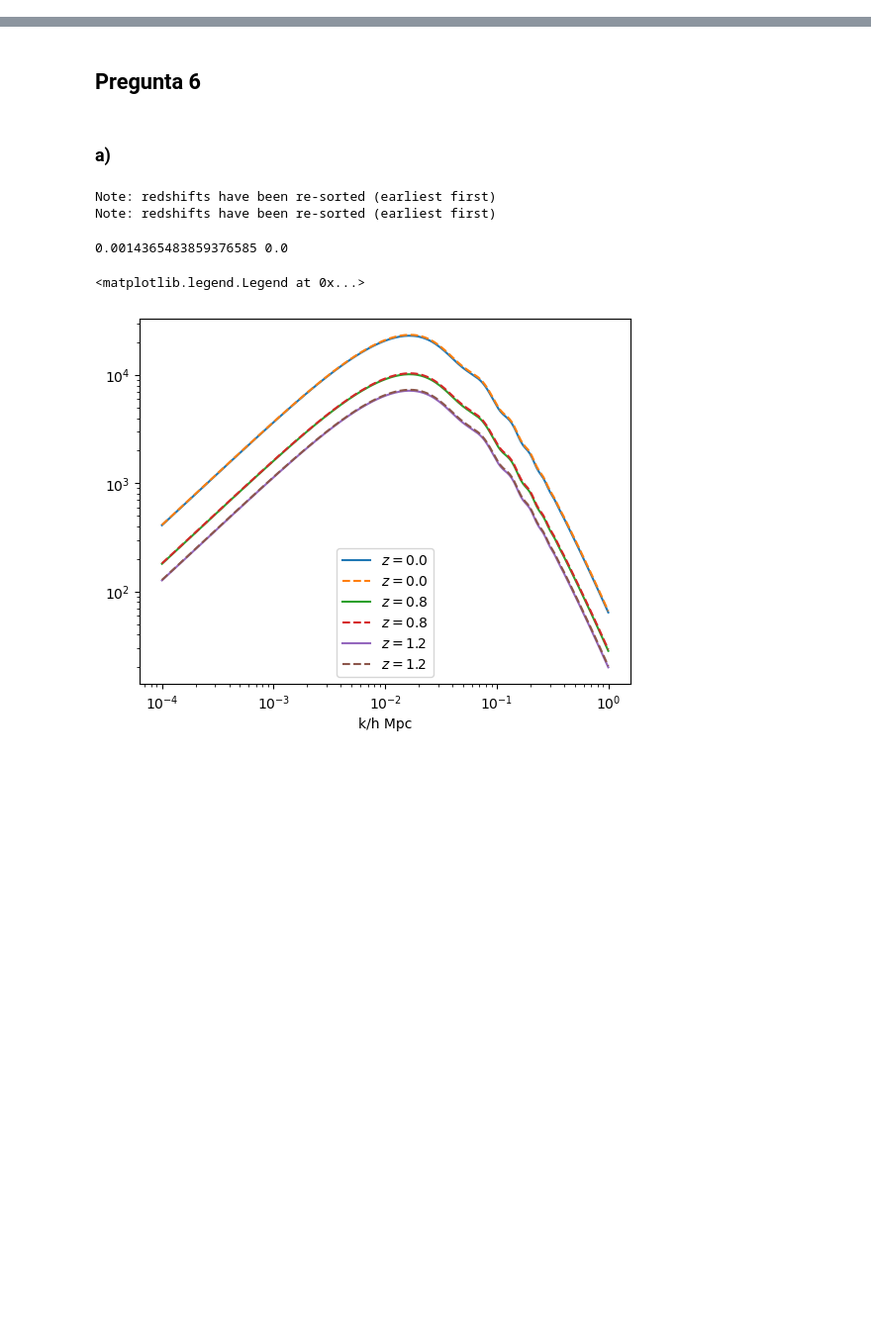
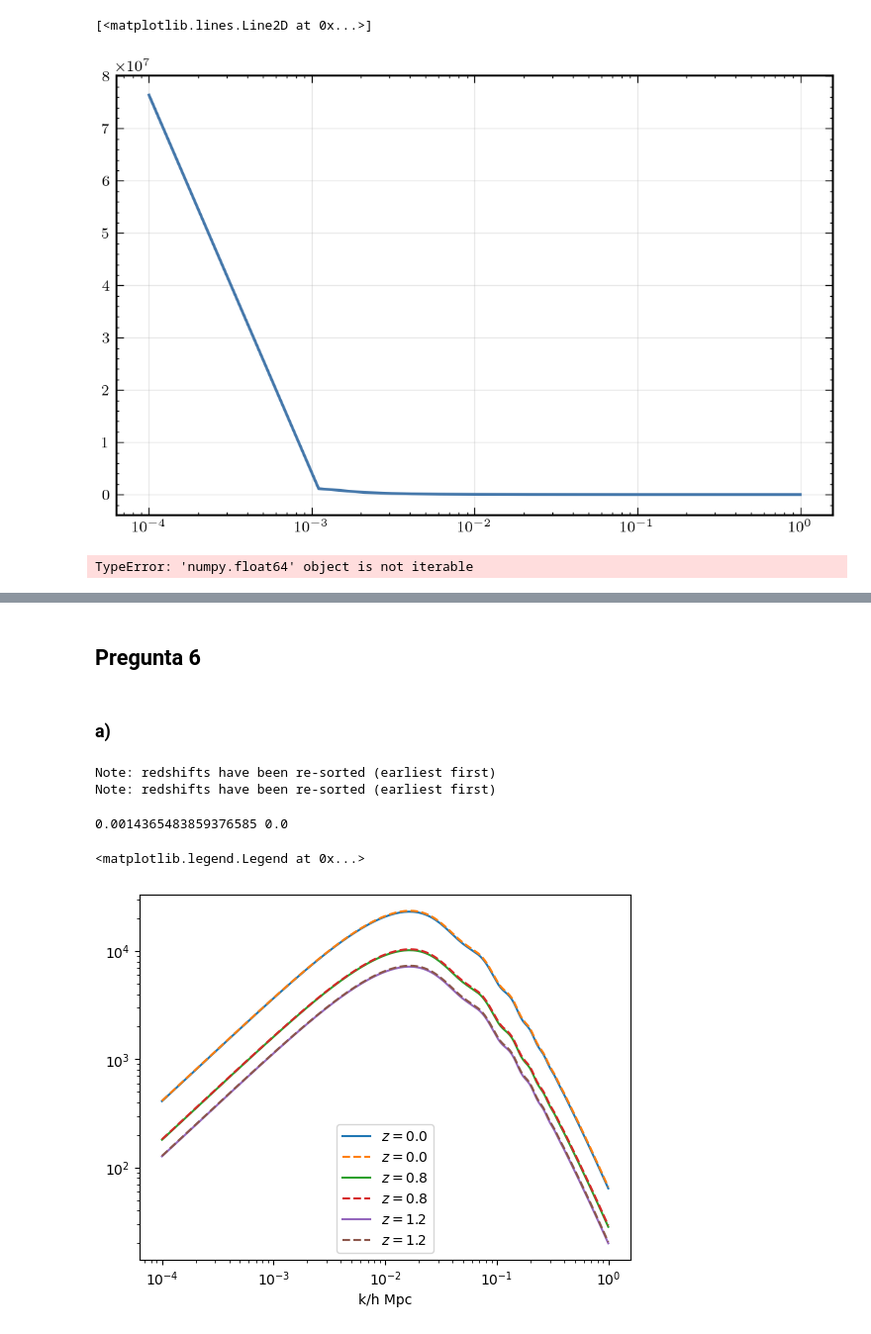
Before and after one commit to Mazroj/Cosmology_spring_25, a Jupyter notebook: tareas/tarea_2.ipynb, the cells around one changed output, grey strips where cells are left out. Shown at 99% size. Drawn from its saved outputs; the diff is of its cells as text; code cells hidden in the pictures; blank space fills up the shorter version.

```diff
--- a/tareas/tarea_2.ipynb
+++ b/tareas/tarea_2.ipynb
@@ -5,0 +145,17 @@ from camb import model, initialpower
+# %%
+# Primero definimos el parametro de Hubble
+w_de = -1
+omega_r = 1e-4
+omega_m = 0.3
+omega_lambda =  (1 - omega_r - omega_m)
+h0 = 67
+
+def H_a(a):
+     return (h0)*(omega_r*a**(-4) + omega_m*a**(-3) + omega_lambda*a**(-3*(1+w_de)))**(0.5)
+# %%
+a = np.linspace(1e-4, 1,1000)
+# Aqui ploteamos el paramtro de Hubble en tiempo cosmico y en tiempo conforme
+plt.semilogx(a, H_a(a))
+# %% [output]
+[<matplotlib.lines.Line2D at 0x...>]
+[figure, added]
@@ -5,0 +212,5 @@ from camb import model, initialpower
+# %%
+for i in k_list[1]:
+    print(X_sol[i])
+# %% [output]
+TypeError: 'numpy.float64' object is not iterable
```
Also changed, not shown: parts of 6 cells of this notebook, 2 other files.
